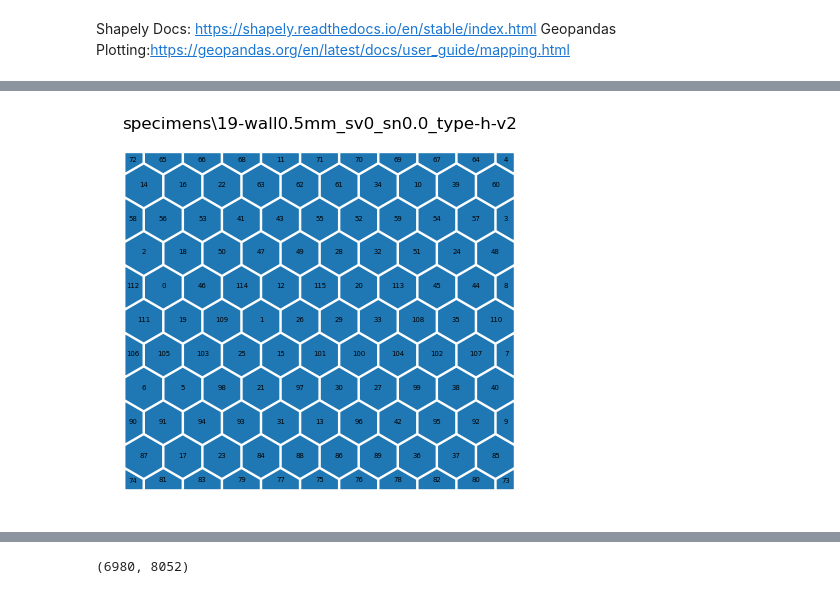
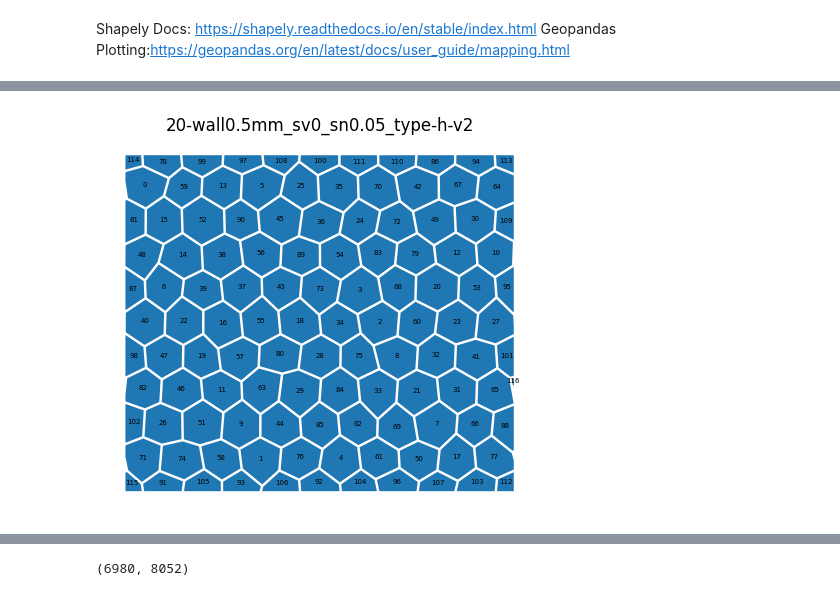
Before and after one commit to irvingrc/Aperiodic_Image_Processing, a Jupyter notebook: aperiodic analysis.ipynb, the cells around one changed output, grey strips where cells are left out. Cells and saved outputs as stored; diff of their text form; code cells hidden in the pictures.

```diff
--- a/aperiodic analysis.ipynb
+++ b/aperiodic analysis.ipynb
@@ -73,15 +47,11 @@ pass
 # %%
-#SECTION4
-# SELECT STL FOR ANALYSIS --> 0-8
-stl = all_stls[0]
+stl = all_stls[7]
 name = (stl.split('/')[-1])[:-4]
-print(name) # Shows specimen name --> Verify
-
-# Initialize Storage Path
+print(name)
+# Initialize storage path
 if not os.path.exists(name):
     os.makedirs(name)
 
 global_traits = {}
-poly = honeycomb_union(stl)
-simple = poly.simplify(1) # Douglas-Peucker
+poly = honeycomb_union(stl).normalize() # cvt to canonical
 # %% [output]
@@ -159,0 +97,20 @@ else:
+# %%
+# SIDE PLOT - troubleshooting geometry decomposition
+chara, unit = 'sides', ''
+
+minval, maxval = 3, 8
+cmask, ticks = discrete_cbar(value_range=(minval,maxval), cmap='coolwarm')
+ax = interior_gdf.plot(chara, cmap=cmask, legend=True, vmin=minval, vmax=maxval,
+                       legend_kwds={"label": f'{chara} ({unit})', "orientation": "vertical"})
+
+# Troubleshooting: Plot simplified geoometry points
+interior_gdf['points'] = interior_gdf.simplified.apply(lambda x: shapely.MultiPoint(list(x.exterior.coords)))
+interior_gdf.points.plot(ax=ax, marker='x', markersize=0.1, color='k')
+plt.title(f'{name}')
+
+fig = ax.get_figure()
+cax = fig.add_axes([0.9, 0.1, 0.03, 0.8])
+plt.axis('off')
+# Saveplot goes here
+plt.savefig('test.png', dpi=500, bbox_inches='tight')
+#
@@ -160,18 +136,16 @@ else:
 # %%
-#SECTION6
 # Create a labelled cell plot
 interior_gdf.plot()
 plt.title(f'{name}')
 plt.axis('off')
 
 for idx, row in interior_gdf.iterrows():
     centroid = row.geometry.centroid.xy
     plt.annotate(str(idx), xy=[p[0] for p in centroid],
                  horizontalalignment='center', size=5)
 
-plt.savefig(f'{name}/labelled_cells.png', dpi=200, bbox_inches='tight')
-
+#plt.savefig(f'{name}/labelled_cells.png', dpi=200, bbox_inches='tight')
 # Save cell properties (matching the labelled image!!!)
-(interior_gdf.iloc[:, 1:]).to_excel(f"{name}/cell_properties.xlsx",)
+#(interior_gdf.iloc[:, 1:]).to_excel(f"{name}/cell_properties.xlsx",)
 # %% [output]
-[figure, old version]
+[figure, new version]
```
Also changed, not shown: parts of 28 cells of this notebook.
